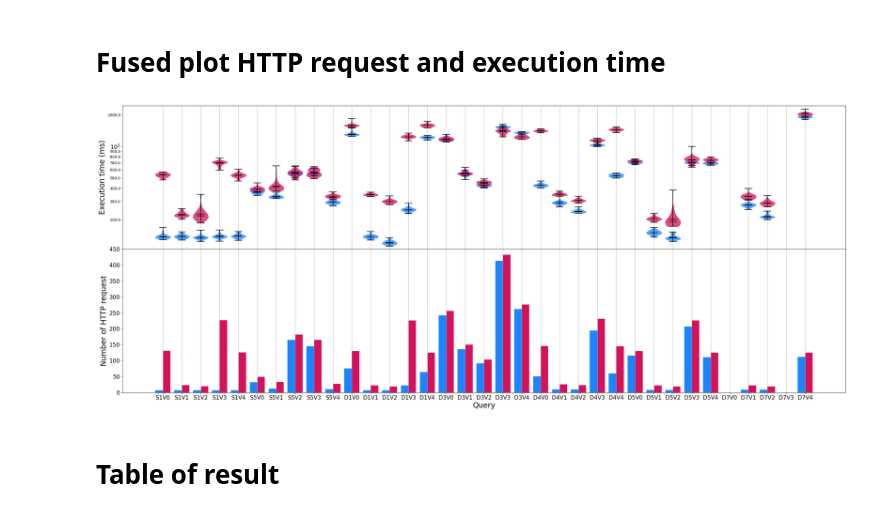
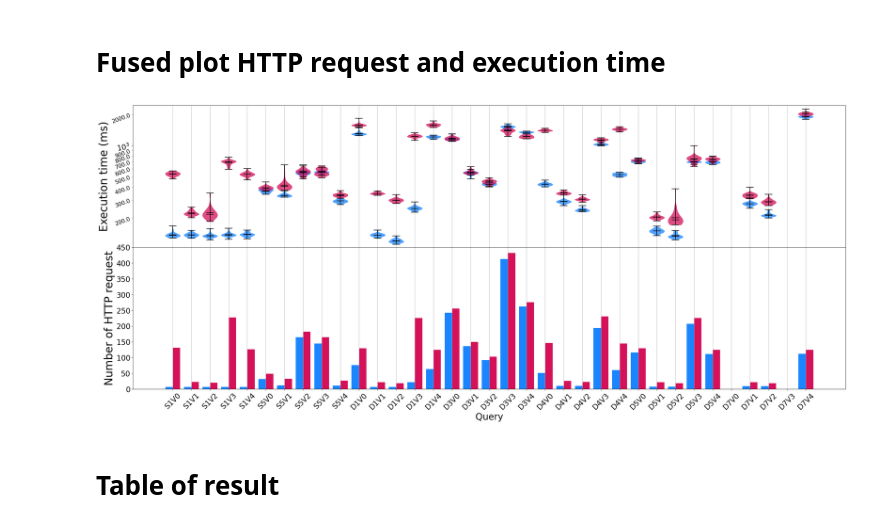
Before and after one commit to constraintAutomaton/amw_shape_index_results, a Jupyter notebook: result/analysis.ipynb, the cells around one changed output. Saved outputs shown, nothing was run; the diff lists cells and outputs as text; code cells hidden in the pictures.

Commit message:
made the combined figure more readable by increasing the label font and add an angle to the labels

```diff
--- a/result/analysis.ipynb
+++ b/result/analysis.ipynb
@@ -583,47 +583,47 @@ xtickLabel = []
 for _,label in queries:
     xtickLabel+= ["{}{}".format(label, i) for i in range(0,5)]
 axs[0].set_xticklabels(xtickLabel, fontsize=15)
-axs[0].tick_params(axis='y', labelsize=15)
+axs[0].tick_params(axis='y', labelsize=20, rotation=10)
 axs[0].yaxis.set_minor_formatter(FormatStrFormatter("%.1f"))
+axs[0].tick_params(axis='y', which='minor', labelsize=15, rotation=20)
 
-axs[0].set_xlabel("Query", fontsize=20)
-axs[0].set_ylabel("Execution time (ms)", fontsize=20)
+axs[0].set_ylabel("Execution time (ms)", fontsize=30)
 axs[0].grid(axis="x")
 
 indexes =  np.linspace(0, 5, 5)
 initialIndex = np.linspace(0, 5, 5)
 for query,_ in queries:
     appendPlotExecutionTime(axs[0], query, indexes)
     indexes = np.arange(indexes[-1]+1.25, indexes[-1]+6.25+0.1, 1.25)
 
 
 yaxisIndexes = np.arange(0, 500, 50)
 axs[1].set_yticks(yaxisIndexes)
 axs[1].set_ylim(bottom=0)
 axs[1].grid(axis="x")
 
 xticks = [1.25*i for i in range(0,5*len(queries))]
 axs[1].set_xticks(xticks)
 xtickLabel = []
 for _,label in queriesHttpRequests:
     xtickLabel+= ["{}{}".format(label, i) for i in range(0,5)]
-axs[1].set_xticklabels(xtickLabel, fontsize=15)
-axs[1].tick_params(axis='y', labelsize=15)
+axs[1].set_xticklabels(xtickLabel, fontsize=20, rotation=45)
+axs[1].tick_params(axis='y', labelsize=20)
 
-axs[1].set_xlabel("Query", fontsize=20)
-axs[1].set_ylabel("Number of HTTP request", fontsize=20)
+axs[1].set_xlabel("Query", fontsize=25)
+axs[1].set_ylabel("Number of HTTP request", fontsize=30)
 
 indexes =  np.linspace(0, 5, 5)
 initialIndex = np.linspace(0, 5, 5)
 
 for query,_ in queriesHttpRequests:
     appendPlotHttpRequest(axs[1], query, indexes, False)
     indexes = np.arange(indexes[-1]+1.25, indexes[-1]+6.25+0.1, 1.25)
 
 pathCombinedPlot = os.path.join(figureFolder,"combined.svg")
 fig.savefig(pathCombinedPlot)
 # %% [output]
-[figure, old version]
+[figure, new version]
 # %% [markdown]
 # Table of result
 # %% [markdown]
```
Also changed, not shown: parts of 1 cell of this notebook, 5 other files.
